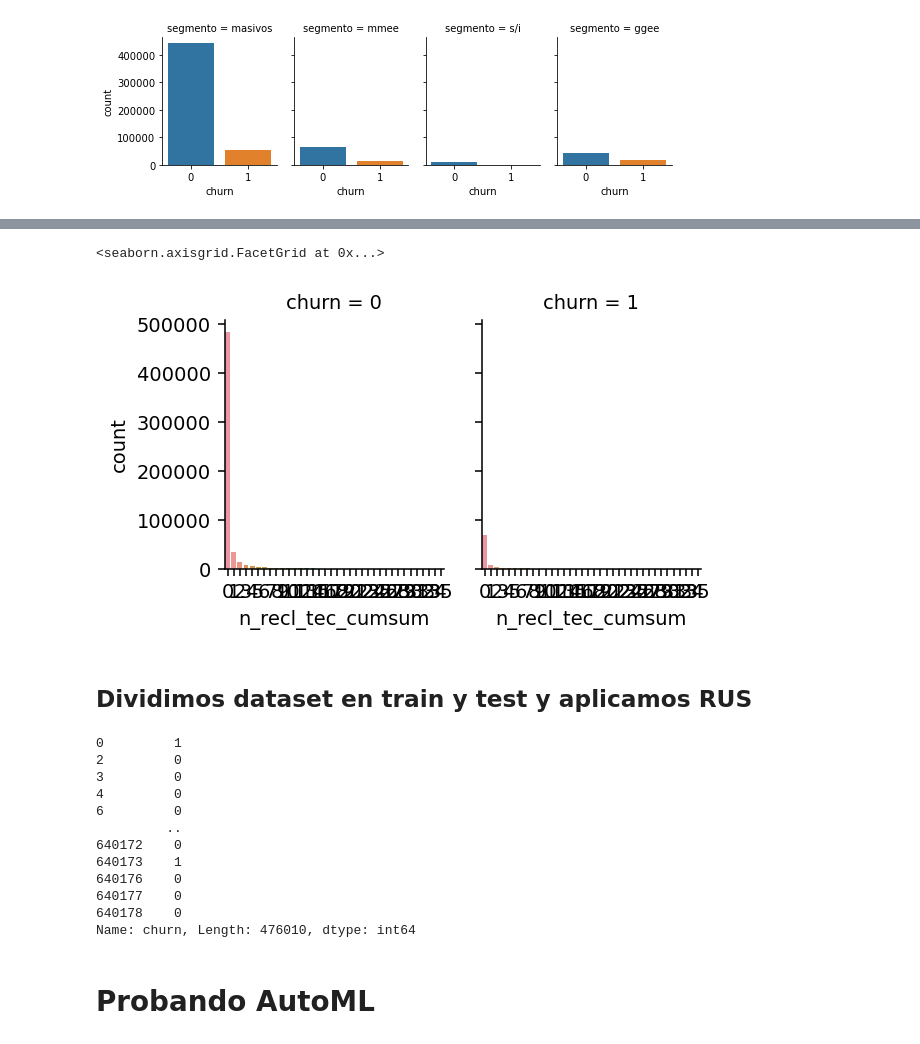
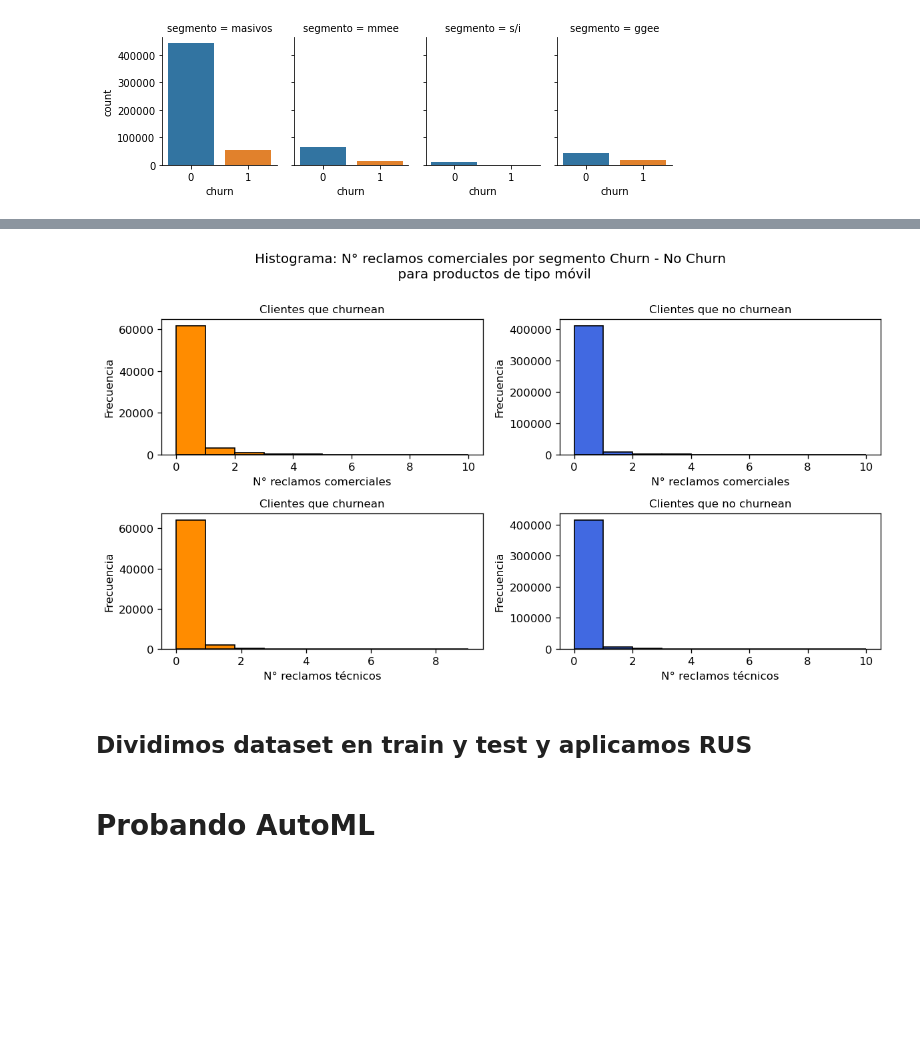
Before and after one commit to felipejorqueradiaz/Entel---Customer-Experience, a Jupyter notebook: Preprocesamiento.ipynb, the cells around one changed output, grey strips where cells are left out. Saved outputs shown, nothing was run; the diff lists cells and outputs as text; code cells hidden in the pictures; blank space fills up the shorter version.

```diff
--- a/Preprocesamiento.ipynb
+++ b/Preprocesamiento.ipynb
@@ -230,11 +286,59 @@ plt.subplots_adjust(hspace=0.7)
-# %%
-sns.catplot(x="n_recl_tec_cumsum", col="churn", col_wrap=4,
-            data = df3,
-            kind="count",
-            height=2.5, aspect=.8)
-# %% [output]
-<seaborn.axisgrid.FacetGrid at 0x...>
-[figure, removed]
+# %%
+plt.figure(figsize=(10, 5), dpi=120)
+colores = ['firebrick', 'darkorange', 'royalblue', 'seagreen']
+plt.subplot(2,2,1)
+plt.tight_layout()
+
+plt.hist(data = df3[(df3['tipo'] == 'Movil') & (df3['churn']==1)],
+         x = 'n_recl_com', rwidth=1, histtype='bar', ec='black',
+         facecolor=colores[1])
+plt.xlabel("N° reclamos comerciales", fontsize=10)
+plt.ylabel("Frecuencia", fontsize=10)
+
+plt.title("Clientes que churnean", fontsize=10)
+
+plt.subplot(2,2,2)
+plt.tight_layout()
+
+plt.hist(data = df3[(df3['tipo'] == 'Movil') & (df3['churn']==0)],
+         x = 'n_recl_com', rwidth=1, histtype='bar', ec='black',
+         facecolor=colores[2])
+plt.xlabel("N° reclamos comerciales", fontsize=10)
+plt.ylabel("Frecuencia", fontsize=10)
+
+plt.title("Clientes que no churnean", fontsize=10)
+
+plt.suptitle("Histograma: N° reclamos comerciales por segmento Churn - No Churn \n para productos de tipo móvil",
+            y=1.1)
+plt.subplots_adjust(hspace=0.7)
+plt.tight_layout()
+
+
+plt.subplot(2,2,3)
+plt.tight_layout()
+
+plt.hist(data = df3[(df3['tipo'] == 'Movil') & (df3['churn']==1)],
+         x = 'n_recl_tec', rwidth=1, histtype='bar', ec='black',
+         facecolor=colores[1])
+plt.xlabel("N° reclamos técnicos", fontsize=10)
+plt.ylabel("Frecuencia", fontsize=10)
+
+plt.title("Clientes que churnean", fontsize=10)
+
+plt.subplot(2,2,4)
+plt.tight_layout()
+
+plt.hist(data = df3[(df3['tipo'] == 'Movil') & (df3['churn']==0)],
+         x = 'n_recl_tec', rwidth=1, histtype='bar', ec='black',
+         facecolor=colores[2])
+plt.xlabel("N° reclamos técnicos", fontsize=10)
+plt.ylabel("Frecuencia", fontsize=10)
+
+plt.title("Clientes que no churnean", fontsize=10)
+
+plt.tight_layout()
+# %% [output]
+[figure, added]
 # %% [markdown]
 ## Dividimos dataset en train y test y aplicamos RUS
 # %%
@@ -265,21 +369,6 @@ x2 = pd.get_dummies(dftest, columns = ['segmento', 'tipo'])
 
 x1 = StandardScaler().fit_transform(x1)
 x2 = StandardScaler().fit_transform(x2)
-# %%
-dftrain_y
-# %% [output]
-0         1
-2         0
-3         0
-4         0
-6         0
-         ..
-640172    0
-640173    1
-640176    0
-640177    0
-640178    0
-Name: churn, Length: 476010, dtype: int64
 # %%
 rus = RandomUnderSampler(random_state=0)
 #rus = RandomOverSampler(random_state=0)
```
Also changed, not shown: parts of 2 cells of this notebook.
